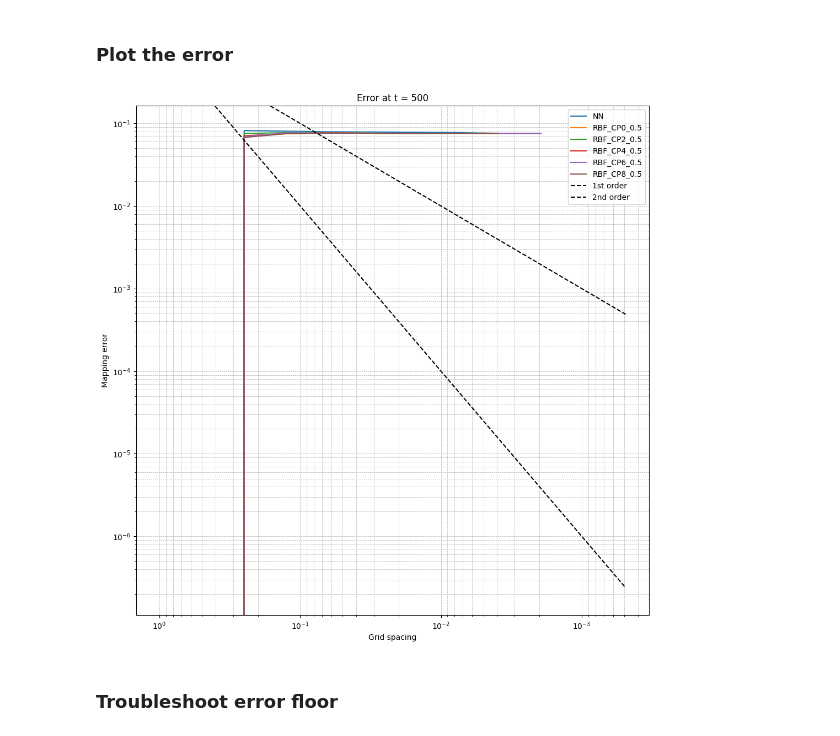
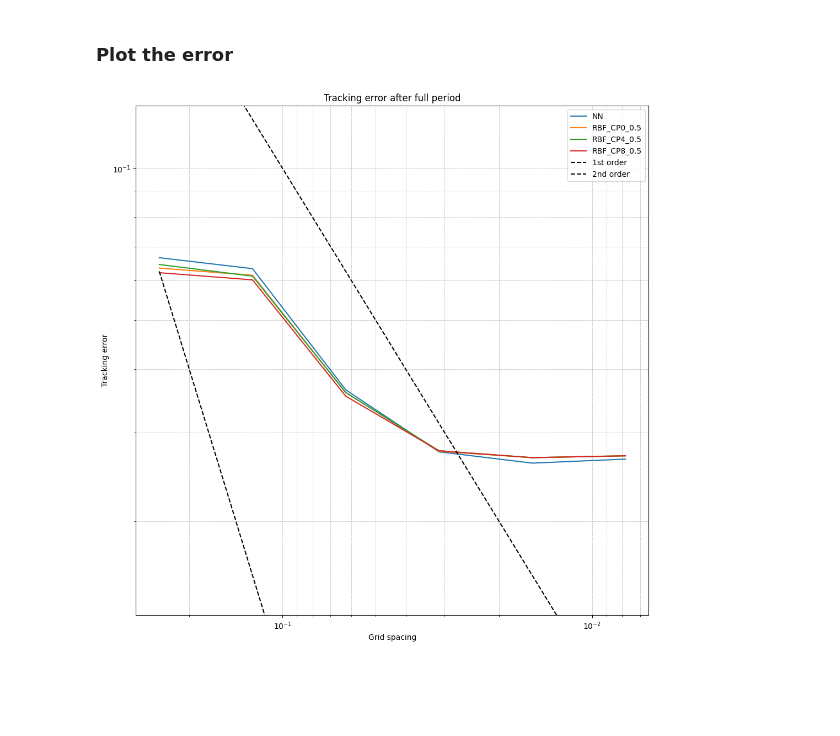
Before and after one commit to r-walloner/Flexible-mesh-particle-coupling-with-preCICE, a Jupyter notebook: deal.II-example-step-68-with-preCICE/postprocressing/tracking_error_over_grid_spacing.ipynb, the cells around one changed output. Saved outputs shown, nothing was run; the diff lists cells and outputs as text; code cells hidden in the pictures; blank space fills up the shorter version.

Commit message:
Begin work on plotting total tracking error

```diff
--- a/deal.II-example-step-68-with-preCICE/postprocressing/tracking_error_over_grid_spacing.ipynb
+++ b/deal.II-example-step-68-with-preCICE/postprocressing/tracking_error_over_grid_spacing.ipynb
@@ -85,6 +85,6 @@ def load_data(runs_dir: pathlib.Path) -> pd.DataFrame:
     # Convert data dict to pandas DataFrame
     return pd.DataFrame(data).sort_index(axis=0, ascending=False).sort_index(axis=1)
 
-df = load_data(working_dir.parent / "runs" / "euler_explicit_wrong")
+df = load_data(working_dir.parent / "runs" / "euler_explicit")
 df
 # %% [output]
@@ -122,35 +116,33 @@ def plot_error_convergence(data: pd.DataFrame, title: str, reference_lines = Tru
 
     # Create figure and axes if not provided
     if ax is None:
         fig, ax = plt.subplots(figsize=(12, 12))
 
     # Plot the data
     for column in data.columns:
         ax.plot(data.index, data[column], label=column)
 
     # Plot reference lines
     if reference_lines:
         # First order convergence
         ax.plot(data.index, data.index, linestyle="--", color="black", label="1st order")
         # Second order convergence
         ax.plot(data.index, data.index ** 2, linestyle="--", color="black", label="2nd order")
 
     # Add labels and legend
     ax.set_title(title)
     ax.legend()
     ax.grid(which="both", linestyle="--", linewidth=0.5)
 
     # Configure axes
     ax.set_xlabel("Grid spacing")
     ax.set_xscale("log")
     ax.invert_xaxis()
 
-    ax.set_ylabel("Mapping error")
+    ax.set_ylabel("Tracking error")
     ax.set_yscale("log")
     ax.set_ylim(data.min().min() / 2, data.max().max() * 2)
 
-plot_error_convergence(df, "Error at t = 500")
+plot_error_convergence(df, "Tracking error after full period")
 # %% [output]
-[figure, old version]
+[figure, new version]
-# %% [markdown]
-### Troubleshoot error floor
```
Also changed, not shown: parts of 4 cells of this notebook, 1 other file.
